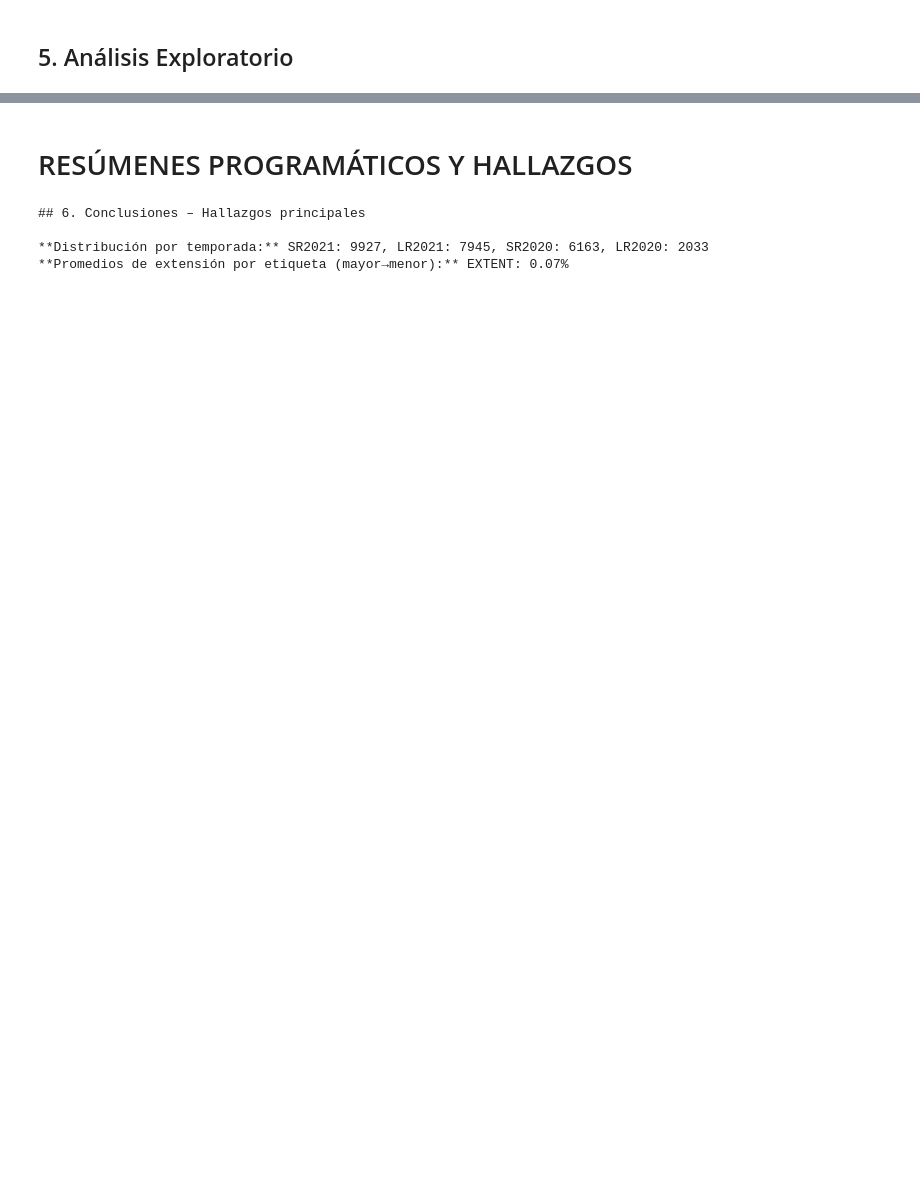
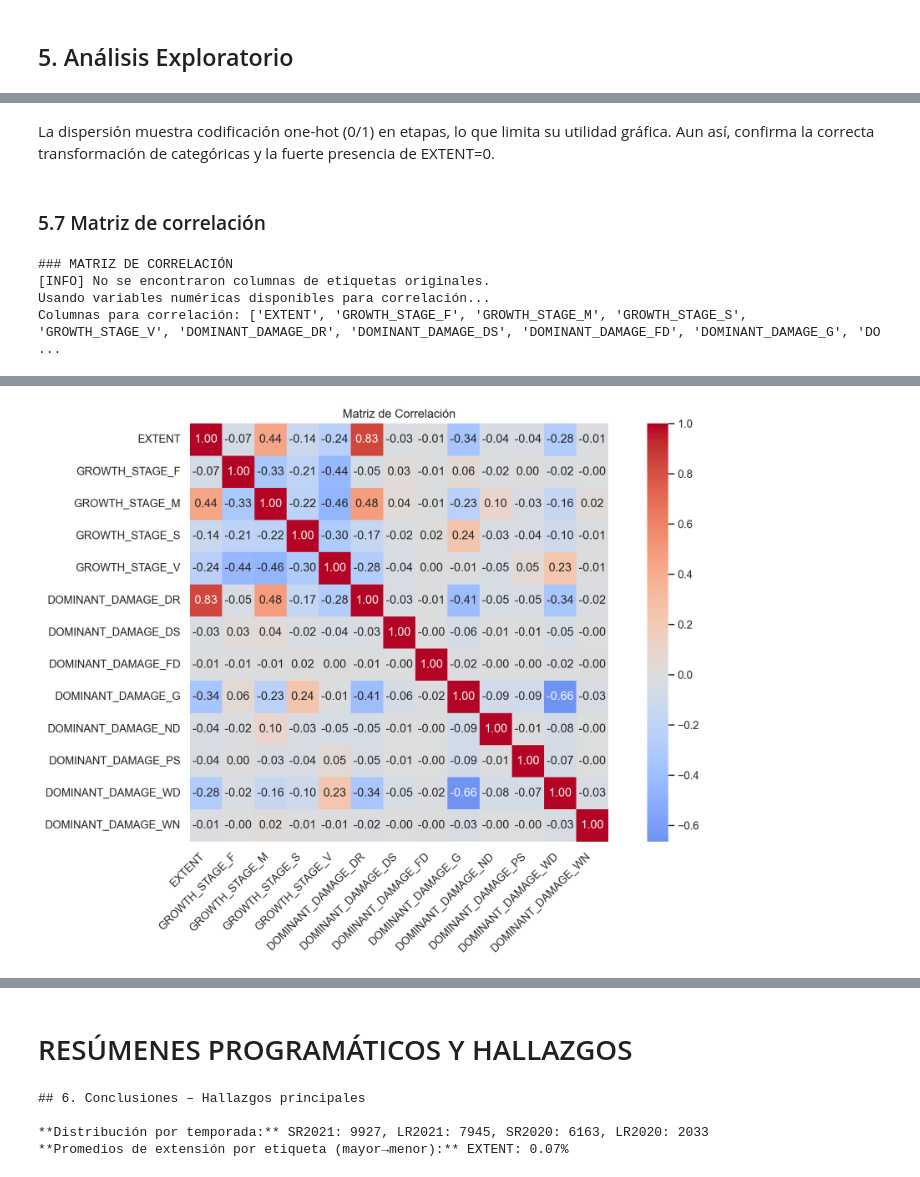
Before and after one commit to mar22266/PY2-DS, a Jupyter notebook: PY2.ipynb, the cells around one changed output, grey strips where cells are left out. Cells and saved outputs as stored; diff of their text form; code cells hidden in the pictures; blank space fills up the shorter version.

```diff
--- a/PY2.ipynb
+++ b/PY2.ipynb
@@ -663,0 +843,43 @@ VALORES FALTANTES:
+# %% [markdown]
+La dispersión muestra codificación one-hot (0/1) en etapas, lo que limita su utilidad gráfica. Aun así, confirma la correcta transformación de categóricas y la fuerte presencia de EXTENT=0.
+# %% [markdown]
+### 5.7 Matriz de correlación
+# %%
+print("\n### MATRIZ DE CORRELACIÓN")
+
+LABEL_COLS = TRAIN_CLEAN.attrs.get("LABEL_COLS", [])
+
+if not LABEL_COLS:
+    potential_labels = ['DR', 'DS', 'FD', 'G', 'ND', 'PS', 'WD', 'WN']
+    LABEL_COLS = [col for col in potential_labels if col in TRAIN_CLEAN.columns]
+
+    if not LABEL_COLS:
+        print("[INFO] No se encontraron columnas de etiquetas originales.")
+        print("Usando variables numéricas disponibles para correlación...")
+        numeric_meaningful = ['EXTENT'] + [col for col in TRAIN_CLEAN.columns
+                                          if col.startswith(('GROWTH_STAGE_', 'DOMINANT_DAMAGE_'))
+                                          and pd.api.types.is_numeric_dtype(TRAIN_CLEAN[col])]
+        LABEL_COLS = numeric_meaningful
+
+if LABEL_COLS:
+    print(f"Columnas para correlación: {LABEL_COLS}")
+
+    corr = TRAIN_CLEAN[LABEL_COLS].corr()
+    display(corr.round(3))
+
+    plt.figure(figsize=(12, 8))
+    sns.heatmap(corr, annot=True, fmt=".2f", cmap="coolwarm",
+                center=0, square=True, cbar=True)
+    plt.title("Matriz de Correlación")
+    plt.xticks(rotation=45, ha='right')
+    plt.yticks(rotation=0)
+    plt.tight_layout()
+    plt.savefig(OUTPUT_DIR / "CORR_MATRIX.png", dpi=150, bbox_inches='tight')
+    plt.show()
+else:
+    print("[AVISO] NO SE ENCONTRARON COLUMNAS VÁLIDAS PARA CORRELACIÓN.")
+# %% [output]
+### MATRIZ DE CORRELACIÓN
+[INFO] No se encontraron columnas de etiquetas originales.
+Usando variables numéricas disponibles para correlación...
+Columnas para correlación: ['EXTENT', 'GROWTH_STAGE_F', 'GROWTH_STAGE_M', 'GROWTH_STAGE_S', 'GROWTH_STAGE_V', 'DOMINANT_DAMAGE_DR', 'DOMINANT_DAMAGE_DS', 'DOMINANT_DAMAGE_FD', 'DOMINANT_DAMAGE_G', 'DO ...
@@ -663,0 +900 @@ VALORES FALTANTES:
+[figure, added]
```
Also changed, not shown: parts of 30 cells of this notebook, 19 other files.
